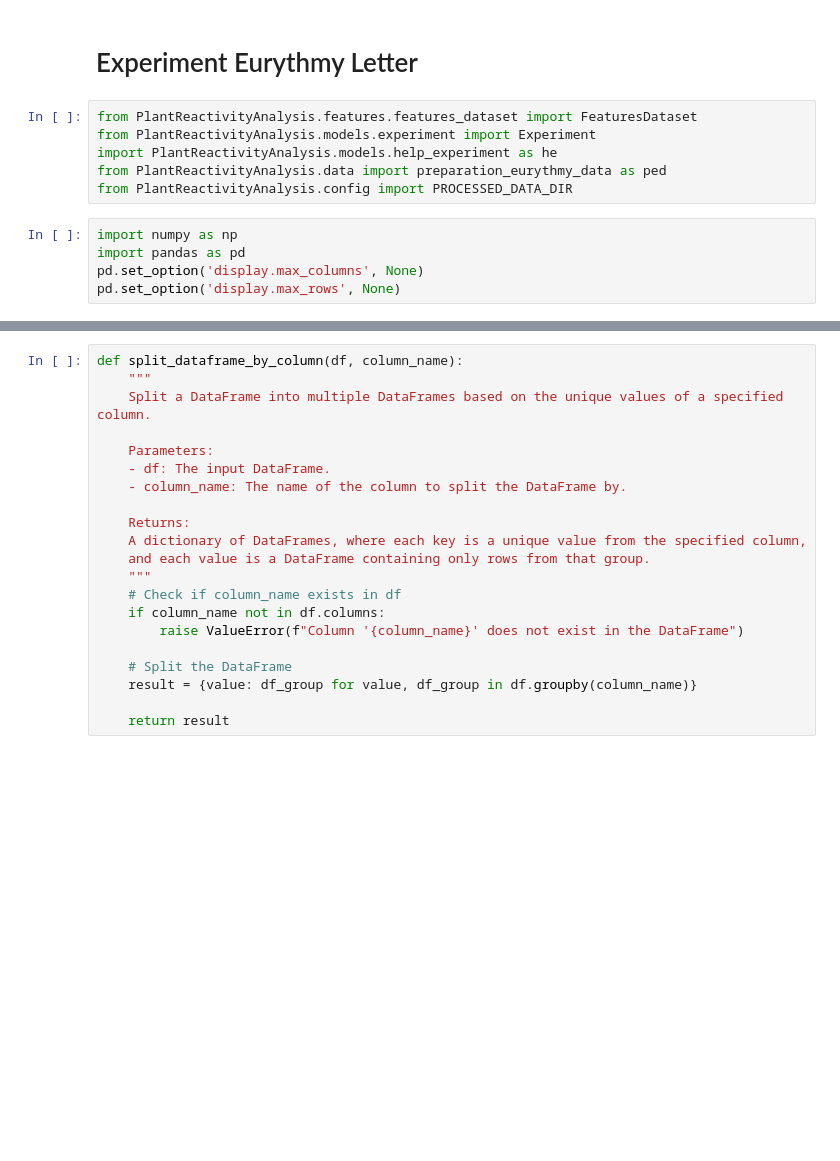
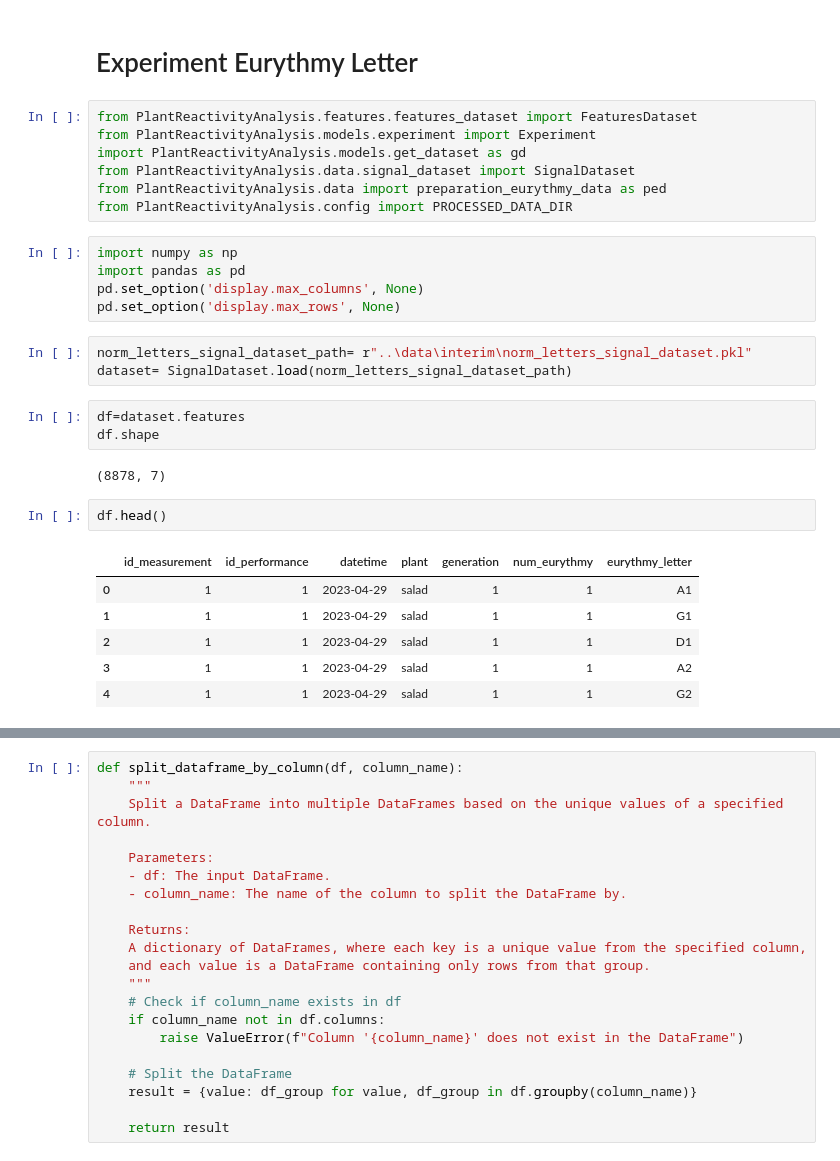
Before and after one commit to alvaro-francisco-gil/plant-reactivity-analysis, a Jupyter notebook: notebooks/replicate_models_by_plant.ipynb, the cells around one changed output, grey strips where cells are left out. Saved outputs shown, nothing was run; the diff lists cells and outputs as text; blank space fills up the shorter version.

```diff
--- a/notebooks/replicate_models_by_plant.ipynb
+++ b/notebooks/replicate_models_by_plant.ipynb
@@ -3,7 +3,8 @@
 # %%
 from PlantReactivityAnalysis.features.features_dataset import FeaturesDataset
 from PlantReactivityAnalysis.models.experiment import Experiment
-import PlantReactivityAnalysis.models.help_experiment as he
+import PlantReactivityAnalysis.models.get_dataset as gd
+from PlantReactivityAnalysis.data.signal_dataset import SignalDataset
 from PlantReactivityAnalysis.data import preparation_eurythmy_data as ped
 from PlantReactivityAnalysis.config import PROCESSED_DATA_DIR
 # %%
@@ -11,3 +12,20 @@ import numpy as np
 import pandas as pd
 pd.set_option('display.max_columns', None)
 pd.set_option('display.max_rows', None)
+# %%
+norm_letters_signal_dataset_path= r"..\data\interim\norm_letters_signal_dataset.pkl"
+dataset= SignalDataset.load(norm_letters_signal_dataset_path)
+# %%
+df=dataset.features
+df.shape
+# %% [output]
+(8878, 7)
+# %%
+df.head()
+# %% [output]
+|  | id_measurement | id_performance | datetime | plant | generation | num_eurythmy | eurythmy_letter |
+| 0 | 1 | 1 | 2023-04-29 | salad | 1 | 1 | A1 |
+| 1 | 1 | 1 | 2023-04-29 | salad | 1 | 1 | G1 |
+| 2 | 1 | 1 | 2023-04-29 | salad | 1 | 1 | D1 |
+| 3 | 1 | 1 | 2023-04-29 | salad | 1 | 1 | A2 |
+| 4 | 1 | 1 | 2023-04-29 | salad | 1 | 1 | G2 |
```
Also changed, not shown: parts of 7 cells of this notebook, 40 other files.
